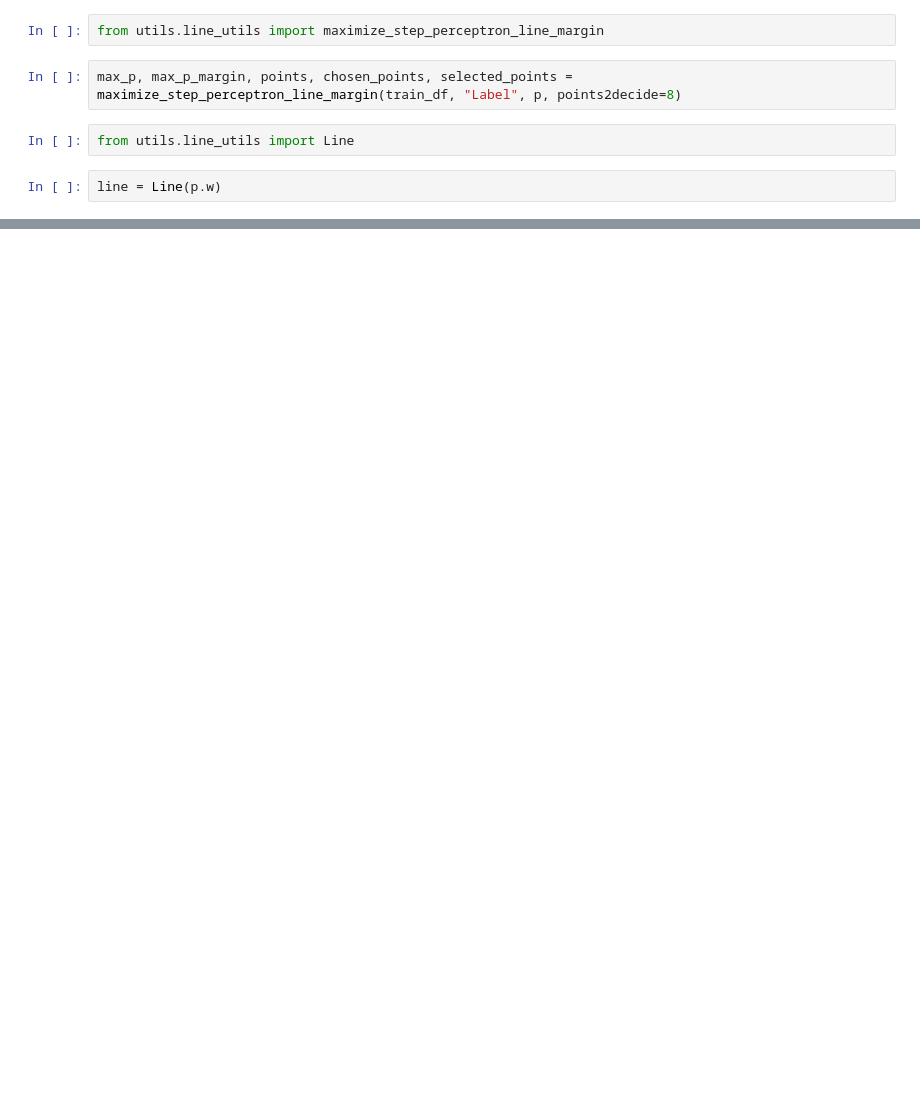
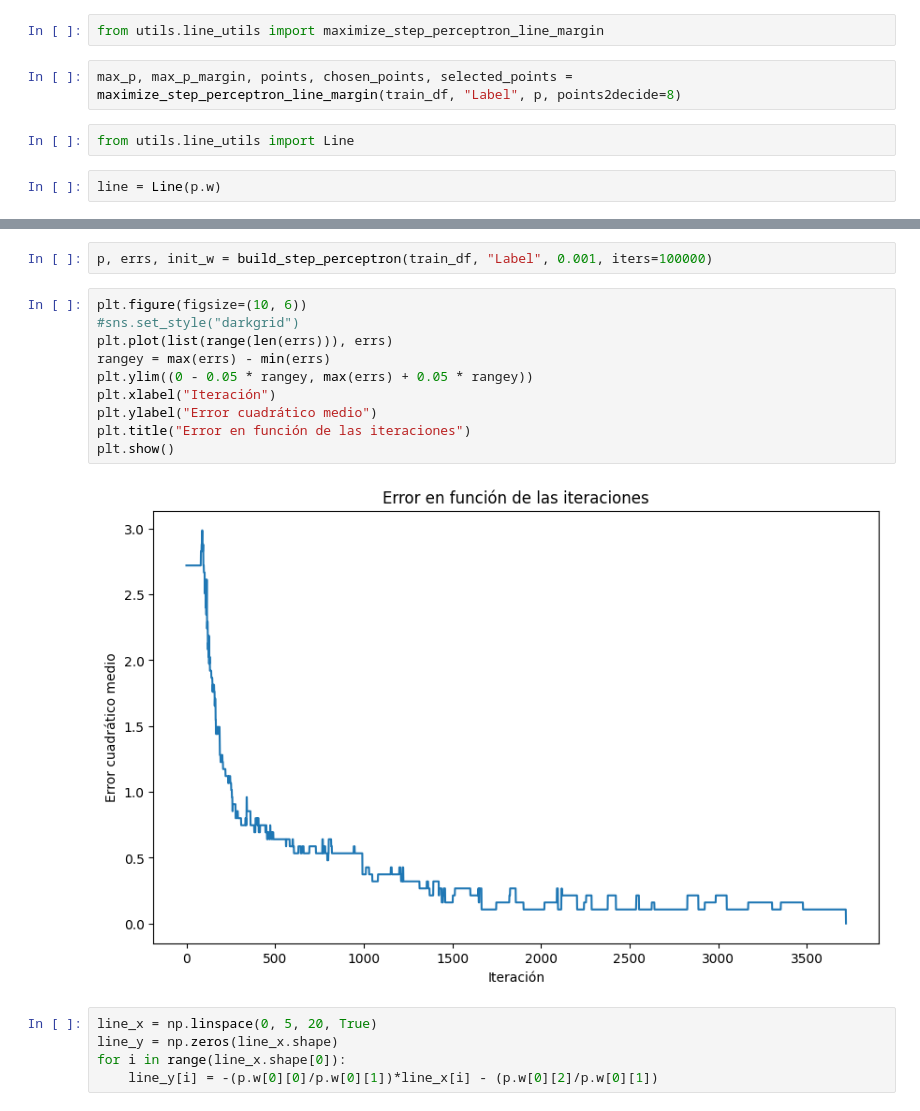
Before and after one commit to prausela/svm, a Jupyter notebook: ej1_perceptron.ipynb, the cells around one changed output, grey strips where cells are left out. Cells and saved outputs as stored; diff of their text form; blank space fills up the shorter version.

Commit message:
feat: add non-separable perceptron test

```diff
--- a/ej1_perceptron.ipynb
+++ b/ej1_perceptron.ipynb
@@ -242,0 +260,19 @@ plt.show()
+# %%
+p, errs, init_w = build_step_perceptron(train_df, "Label", 0.001, iters=100000)
+# %%
+plt.figure(figsize=(10, 6))
+#sns.set_style("darkgrid")
+plt.plot(list(range(len(errs))), errs)
+rangey = max(errs) - min(errs)
+plt.ylim((0 - 0.05 * rangey, max(errs) + 0.05 * rangey))
+plt.xlabel("Iteración")
+plt.ylabel("Error cuadrático medio")
+plt.title("Error en función de las iteraciones")
+plt.show()
+# %% [output]
+[figure, added]
+# %%
+line_x = np.linspace(0, 5, 20, True)
+line_y = np.zeros(line_x.shape)
+for i in range(line_x.shape[0]):
+    line_y[i] = -(p.w[0][0]/p.w[0][1])*line_x[i] - (p.w[0][2]/p.w[0][1])
```
Also changed, not shown: parts of 8 cells of this notebook.
